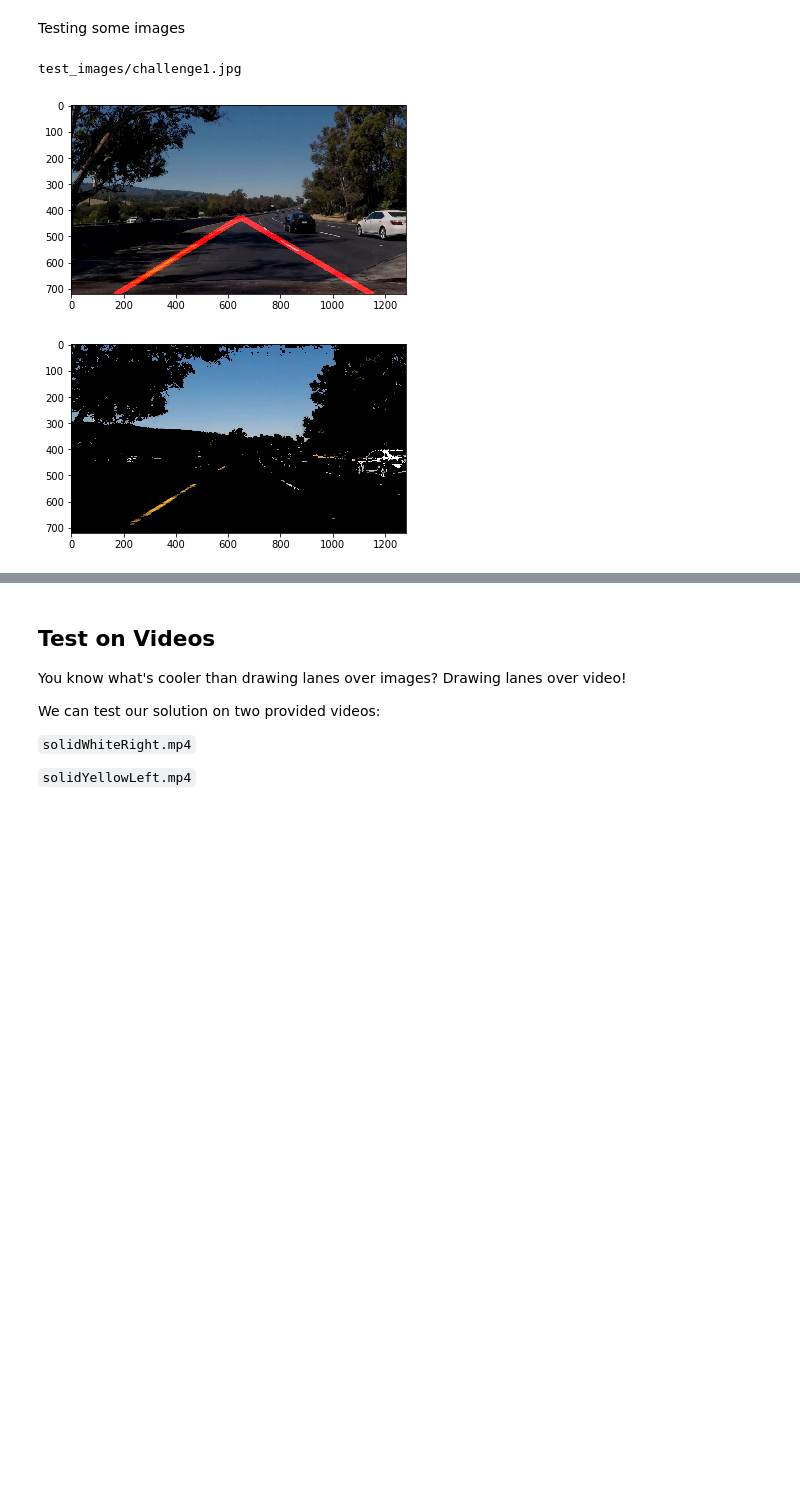
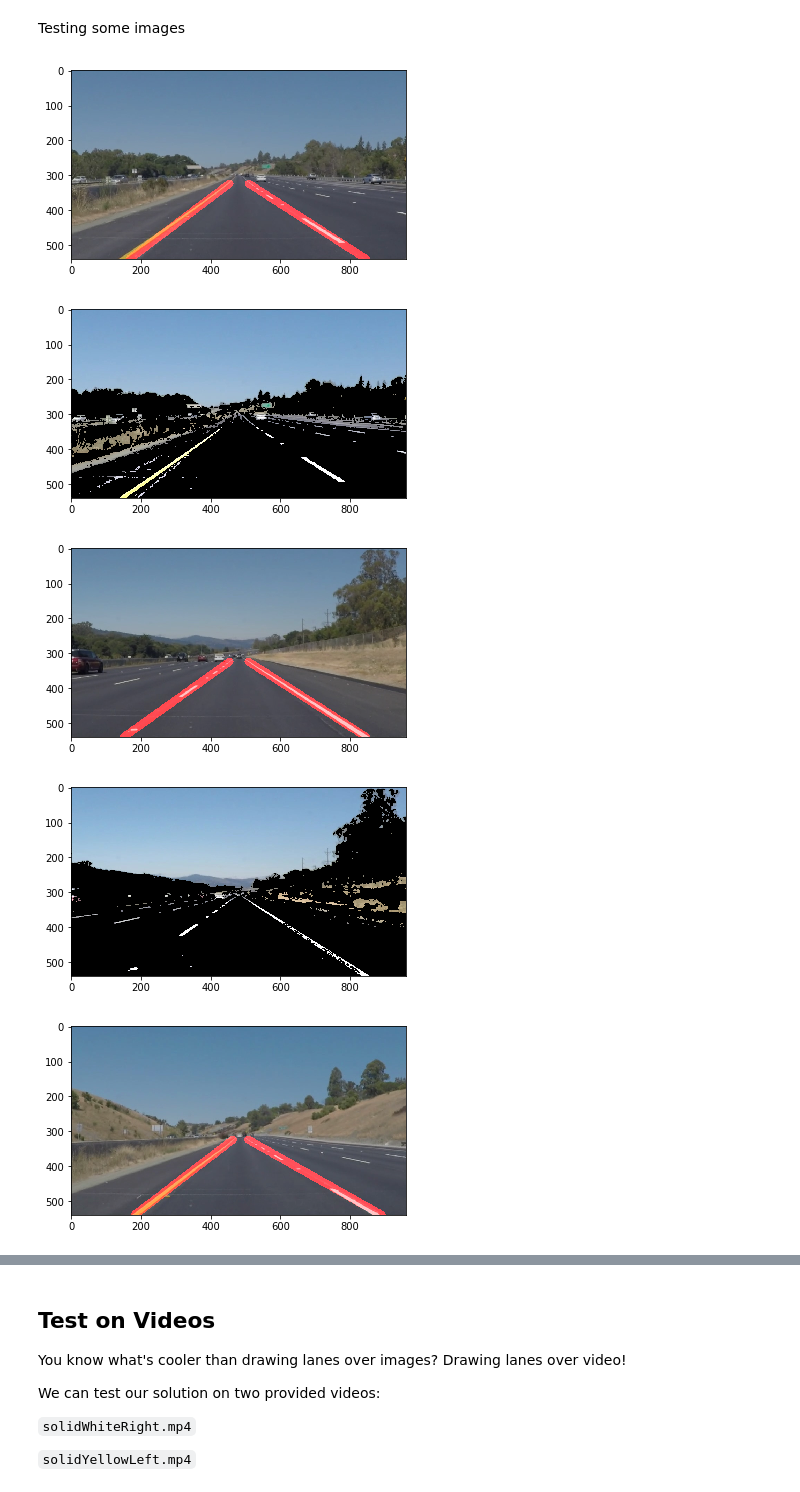
Before and after one commit to zhuangh/CarND-LaneLines-P1, a Jupyter notebook: P1.ipynb, the cells around one changed output, grey strips where cells are left out. Drawn from its saved outputs; the diff is of its cells as text; code cells hidden in the pictures; blank space fills up the shorter version.

```diff
--- a/P1.ipynb
+++ b/P1.ipynb
@@ -262,11 +262,11 @@ class LaneDectector():
     def hlsimage(self, image):
         hls = hlsscale(image)
         hls = self.select_lane_color(image, hls)
-        #vertices = self.get_vertices(image)
-        #masked_edges = region_of_interest(hls, vertices)
-        #hls = weighted_img(hls, masked_edges)
-        #kernel_size = 15
-        #blur_image = gaussian_blur(scaled_image, kernel_size)
+        kernel_size = 15
+        blur_image = gaussian_blur(hls, kernel_size)
+        vertices = self.get_vertices(image)
+        masked_edges = region_of_interest(hls, vertices)
+        hls = weighted_img(hls, masked_edges)
         return hls# blur_image
 
     def pipeline(self, image, color='hls'):
@@ -296,7 +296,7 @@ class LaneDectector():
         line_img = np.zeros((imshape[0], imshape[1], 3), dtype=np.uint8)
         # seperate left and right lanes
         lines = self.lanes_update(image, lines)
-        draw_lines(line_img, lines, thickness=20) # line_img is a reference with modification (return value)
+        draw_lines(line_img, lines, thickness=21) # line_img is a reference with modification (return value)
         # Create a "color" binary image to combine with line image
         lines_edges = weighted_img(line_img, image)
         return lines_edges
@@ -309,6 +309,7 @@ class LaneDectector():
         right_cnt = 0
         imshape = img.shape
         vertical_shift = imshape[0]/10
+        #print(vertical_shift)
         Y_lower = int(imshape[0])
         Y_upper = int(imshape[0]/2 + vertical_shift)
         left_upper = 0
@@ -406,19 +407,21 @@ Testing some images
 # %%
 image_list = os.listdir("test_images/")
 #ldc = LaneDectector()
 for it in range(len(image_list)):
-    if it != 5: continue
+    #if it != 5: continue
     img = "test_images/"+image_list[it]
-    print(img)
+    #print(img)
     ldc = LaneDectector()
     image = mpimg.imread(img)
     lines_edges = ldc.pipeline(image)
     plt.figure()
     plt.imshow(lines_edges)
-    lines_edges = ldc.hlsimage(image)
+    mpimg.imsave("test_images_output/"+image_list[it], lines_edges)
     plt.figure()
-    plt.imshow(lines_edges)
+    plt.imshow(ldc.hlsimage(image))
 # %% [output]
-test_images/challenge1.jpg
-[figure, old version]
+[figure, new version]
-[figure, old version]
+[figure, new version]
+[figure, added]
+[figure, added]
+[figure, added]
```
Also changed, not shown: parts of 5 cells of this notebook, 10 other files.
